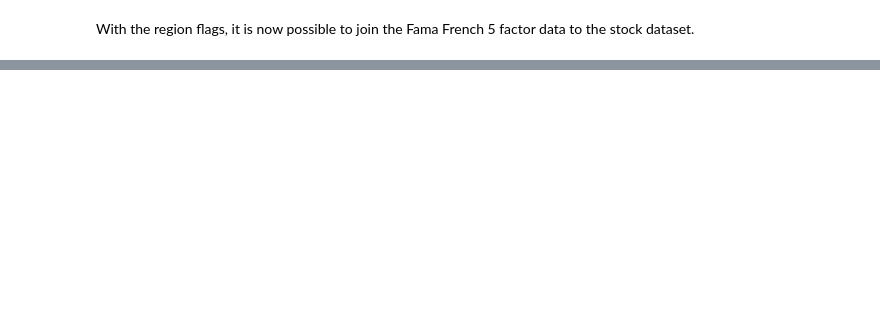
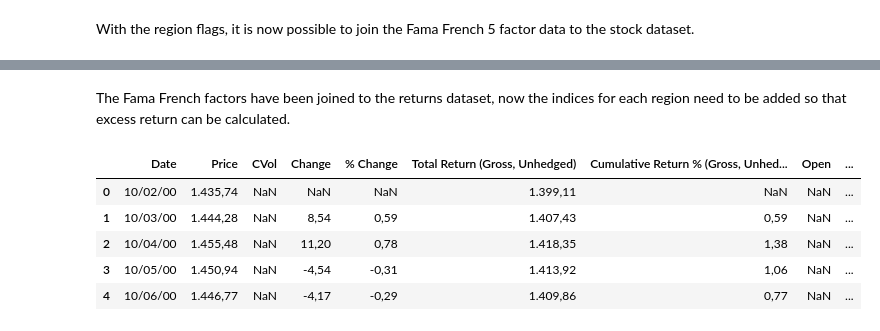
Before and after one commit to c0nn0rstevens/video-game-review-scores-returns-thesis, a Jupyter notebook: stock_prices_data_exploration.ipynb, the cells around one changed output, grey strips where cells are left out. Cells and saved outputs as stored; diff of their text form; code cells hidden in the pictures; blank space fills up the shorter version.

```diff
--- a/stock_prices_data_exploration.ipynb
+++ b/stock_prices_data_exploration.ipynb
@@ -276,0 +320,12 @@ With the region flags, it is now possible to join the Fama French 5 factor data
+# %% [markdown]
+The Fama French factors have been joined to the returns dataset, now the indices for each region need to be added so that excess return can be calculated.
+# %%
+topix_1000_raw_df = pd.read_csv('/Users/connor.stevens/Library/Mobile Documents/com~apple~CloudDocs/Masters Thesis Spring 2023/data/topix1000_prices.csv',sep=';', skiprows=2)
+topix_1000_raw_df.head()
+# %% [output]
+|  | Date | Price | CVol | Change | % Change | Total Return (Gross, Unhedged) | Cumulative Return % (Gross, Unhed... | Open | ... |
+| 0 | 10/02/00 | 1.435,74 | NaN | NaN | NaN | 1.399,11 | NaN | NaN | ... |
+| 1 | 10/03/00 | 1.444,28 | NaN | 8,54 | 0,59 | 1.407,43 | 0,59 | NaN | ... |
+| 2 | 10/04/00 | 1.455,48 | NaN | 11,20 | 0,78 | 1.418,35 | 1,38 | NaN | ... |
+| 3 | 10/05/00 | 1.450,94 | NaN | -4,54 | -0,31 | 1.413,92 | 1,06 | NaN | ... |
+| 4 | 10/06/00 | 1.446,77 | NaN | -4,17 | -0,29 | 1.409,86 | 0,77 | NaN | ... |
```
Also changed, not shown: parts of 31 cells of this notebook.
